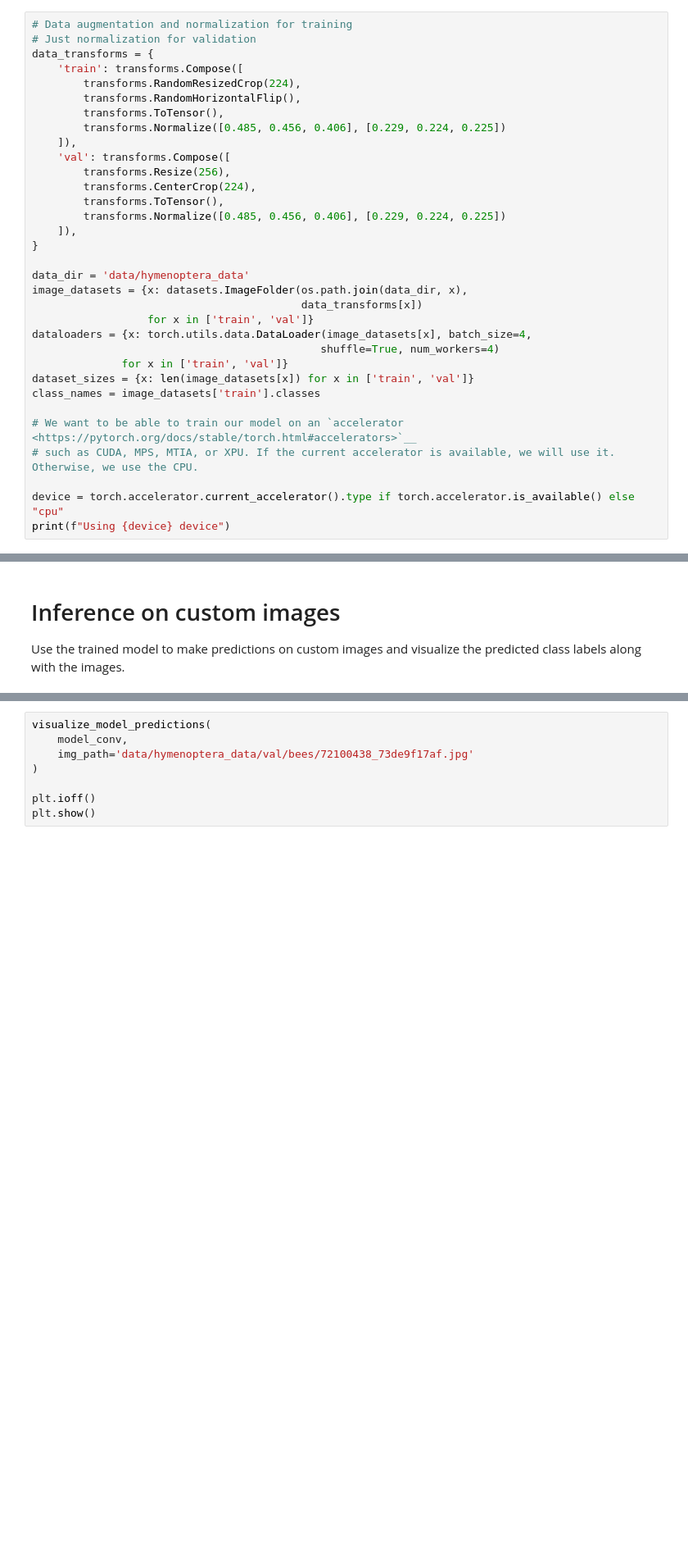
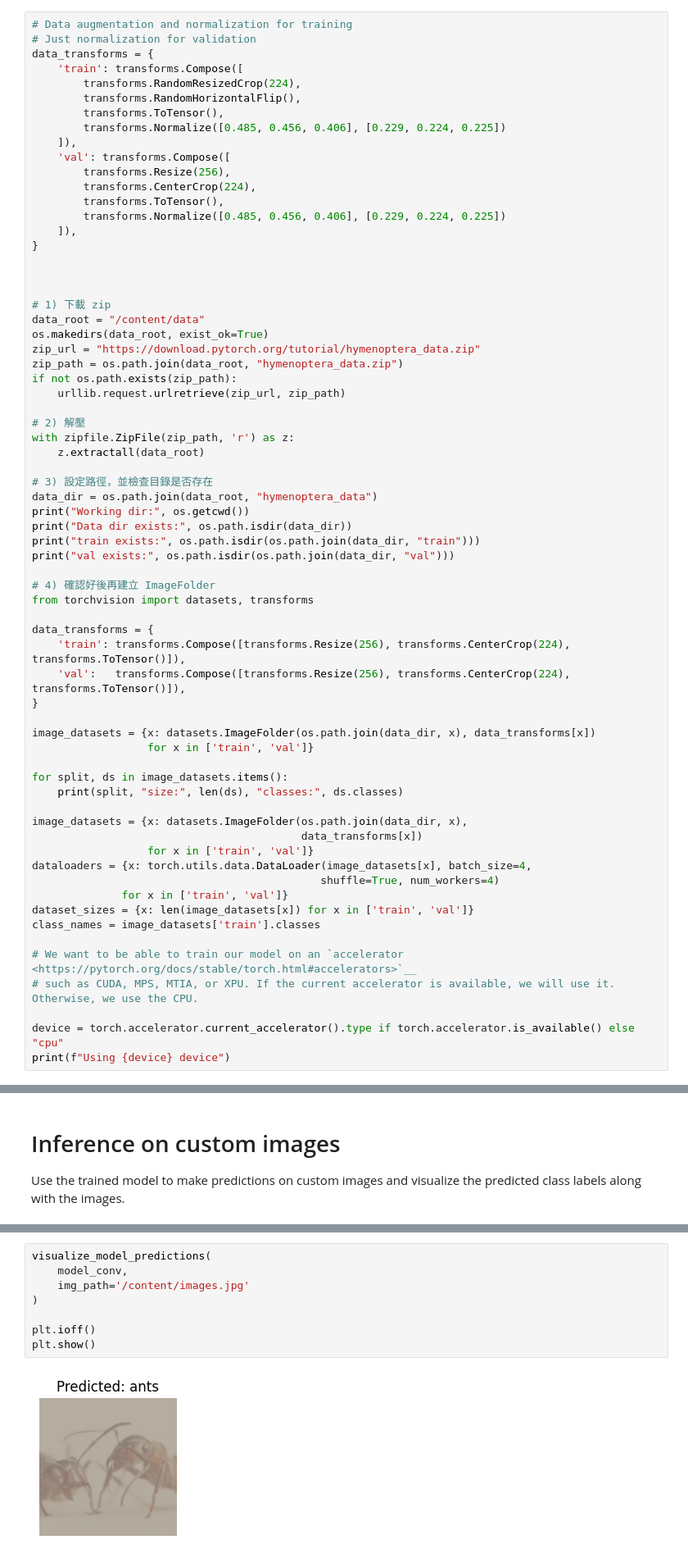
Before and after one commit to sharkliao1122/NYCU_Hsin, a Jupyter notebook: _downloads/74249e7f9f1f398f57ccd094a4f3021b/transfer_learning_tutorial.ipynb, the cells around one changed output, grey strips where cells are left out. Shown at 82% size. Saved outputs shown, nothing was run; the diff lists cells and outputs as text; blank space fills up the shorter version.

```diff
--- a/_downloads/74249e7f9f1f398f57ccd094a4f3021b/transfer_learning_tutorial.ipynb
+++ b/_downloads/74249e7f9f1f398f57ccd094a4f3021b/transfer_learning_tutorial.ipynb
@@ -88,7 +90,41 @@ data_transforms = {
     ]),
 }
 
-data_dir = 'data/hymenoptera_data'
+
+
+# 1) 下載 zip
+data_root = "/content/data"
+os.makedirs(data_root, exist_ok=True)
+zip_url = "https://download.pytorch.org/tutorial/hymenoptera_data.zip"
+zip_path = os.path.join(data_root, "hymenoptera_data.zip")
+if not os.path.exists(zip_path):
+    urllib.request.urlretrieve(zip_url, zip_path)
+
+# 2) 解壓
+with zipfile.ZipFile(zip_path, 'r') as z:
+    z.extractall(data_root)
+
+# 3) 設定路徑，並檢查目錄是否存在
+data_dir = os.path.join(data_root, "hymenoptera_data")
+print("Working dir:", os.getcwd())
+print("Data dir exists:", os.path.isdir(data_dir))
+print("train exists:", os.path.isdir(os.path.join(data_dir, "train")))
+print("val exists:", os.path.isdir(os.path.join(data_dir, "val")))
+
+# 4) 確認好後再建立 ImageFolder
+from torchvision import datasets, transforms
+
+data_transforms = {
+    'train': transforms.Compose([transforms.Resize(256), transforms.CenterCrop(224), transforms.ToTensor()]),
+    'val':   transforms.Compose([transforms.Resize(256), transforms.CenterCrop(224), transforms.ToTensor()]),
+}
+
+image_datasets = {x: datasets.ImageFolder(os.path.join(data_dir, x), data_transforms[x])
+                  for x in ['train', 'val']}
+
+for split, ds in image_datasets.items():
+    print(split, "size:", len(ds), "classes:", ds.classes)
+
 image_datasets = {x: datasets.ImageFolder(os.path.join(data_dir, x),
                                           data_transforms[x])
                   for x in ['train', 'val']}
@@ -348,11 +446,13 @@ def visualize_model_predictions(model,img_path):
 # %%
 visualize_model_predictions(
     model_conv,
-    img_path='data/hymenoptera_data/val/bees/72100438_73de9f17af.jpg'
+    img_path='/content/images.jpg'
 )
 
 plt.ioff()
 plt.show()
+# %% [output]
+[figure, added]
 # %% [markdown]
 Further Learning
 ================
```
Also changed, not shown: parts of 9 cells of this notebook.
